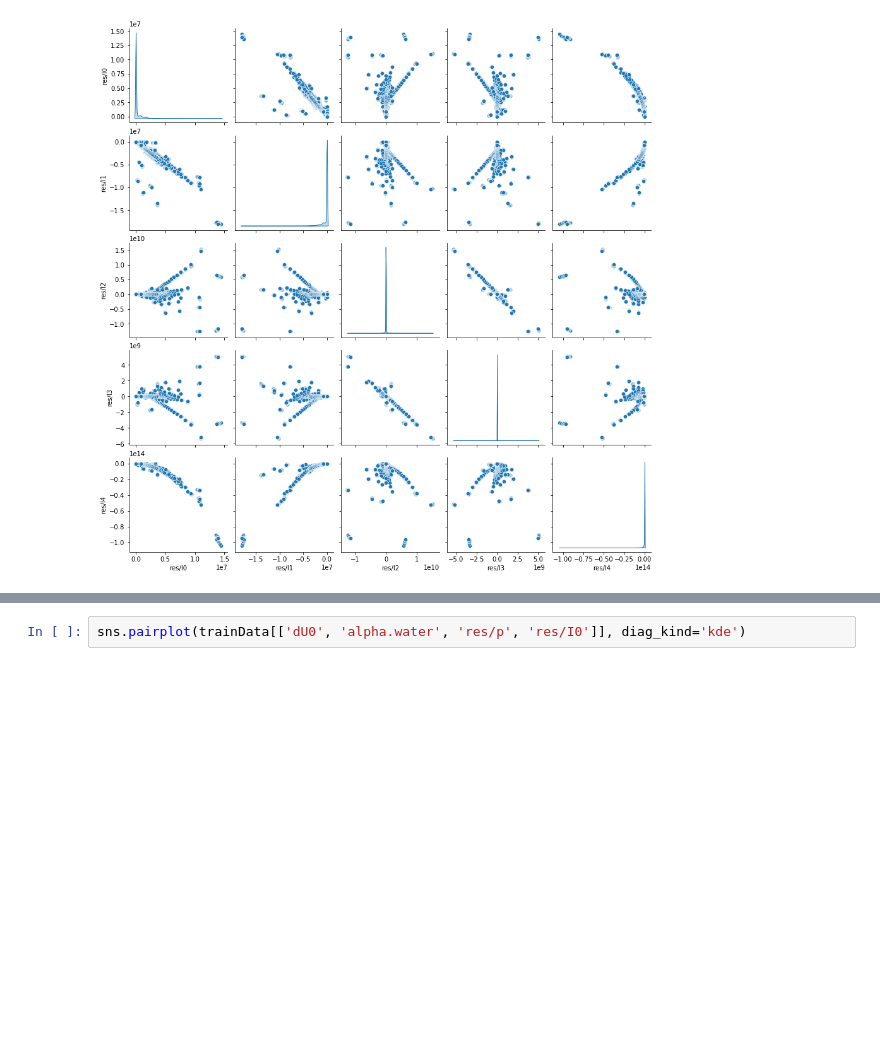
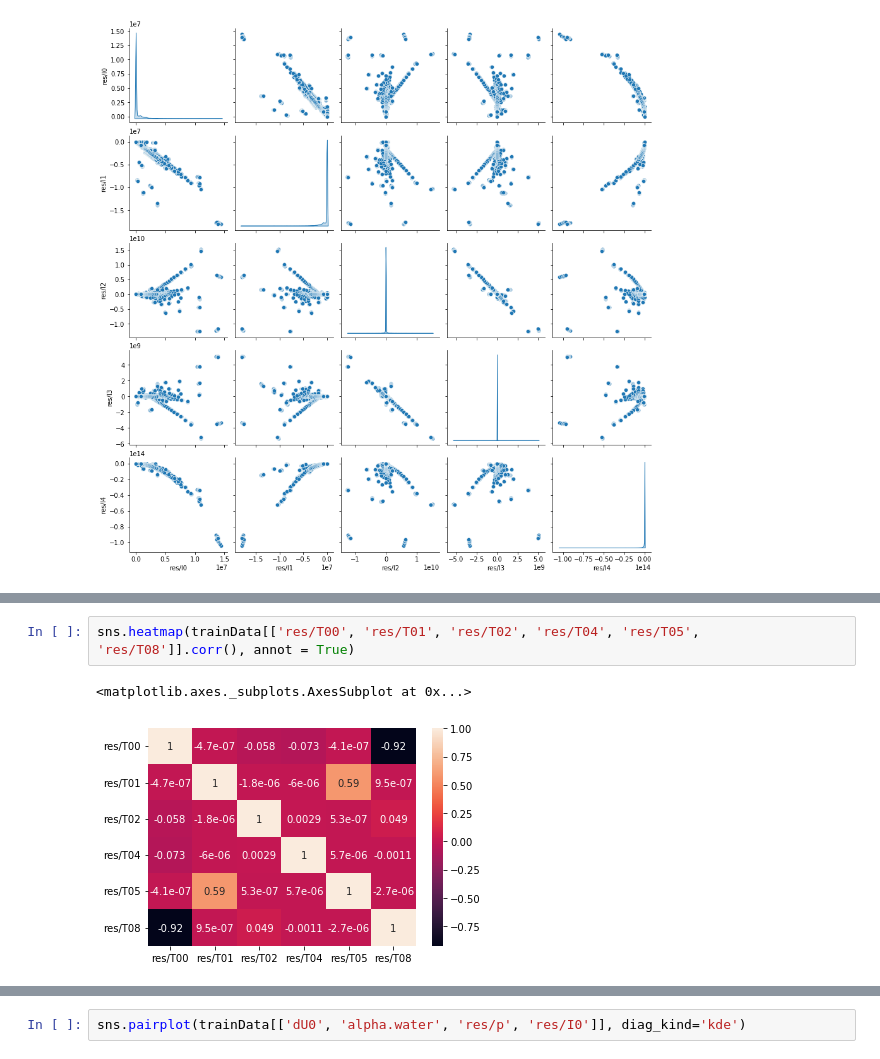
Before and after one commit to RomanovaDI/tbnnTurbulenceTraining, a Jupyter notebook: constantAngleSlopeDNS_U4e-1_A5_H1e-2_RANSsets/trainNN.ipynb, the cells around one changed output, grey strips where cells are left out. Cells and saved outputs as stored; diff of their text form; blank space fills up the shorter version.

```diff
--- a/constantAngleSlopeDNS_U4e-1_A5_H1e-2_RANSsets/trainNN.ipynb
+++ b/constantAngleSlopeDNS_U4e-1_A5_H1e-2_RANSsets/trainNN.ipynb
@@ -220,0 +216,5 @@ sns.heatmap(trainData[['log_res/I0', 'log_res/I1', 'log_plus_res/I2', 'log_minus
+# %%
+sns.heatmap(trainData[['res/T00', 'res/T01', 'res/T02', 'res/T04', 'res/T05', 'res/T08']].corr(), annot = True)
+# %% [output]
+<matplotlib.axes._subplots.AxesSubplot at 0x...>
+[figure, added]
```
Also changed, not shown: parts of 20 cells of this notebook.
